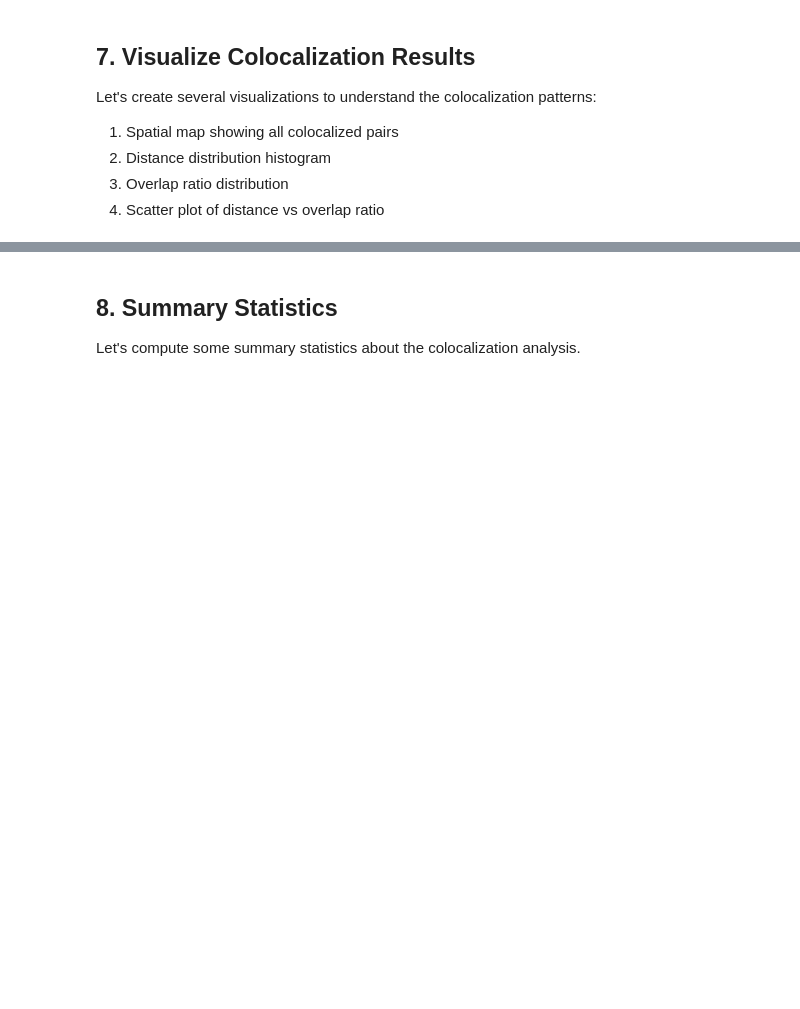
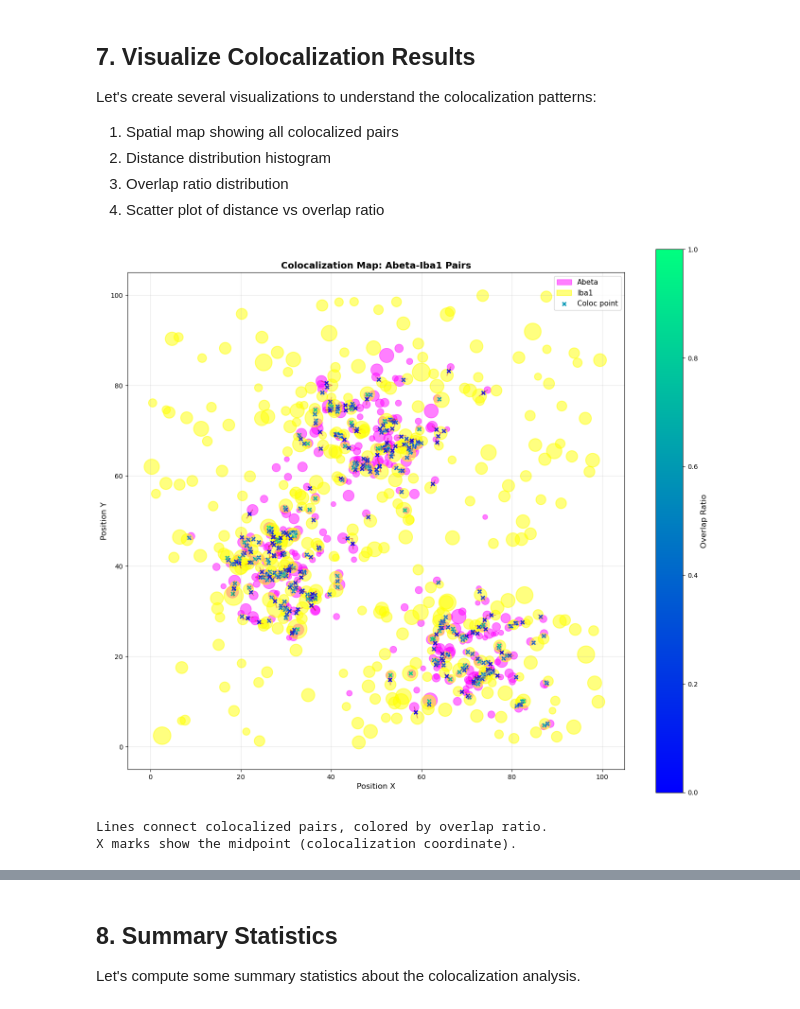
Before and after one commit to khanlab/SPIMquant, a Jupyter notebook: examples/notebooks/colocalization_visualization.ipynb, the cells around one changed output, grey strips where cells are left out. Cells and saved outputs as stored; diff of their text form; code cells hidden in the pictures; blank space fills up the shorter version.

```diff
--- a/examples/notebooks/colocalization_visualization.ipynb
+++ b/examples/notebooks/colocalization_visualization.ipynb
@@ -485,34 +540,38 @@ for _, pair in df_coloc.iterrows():
     obj_b = df_iba1[df_iba1['object_id'] == pair['object_id_b']].iloc[0]
 
     # Color by overlap ratio
     color = plt.cm.RdYlGn(pair['overlap_ratio'])
     ax.plot([obj_a['pos_x'], obj_b['pos_x']],
             [obj_a['pos_y'], obj_b['pos_y']],
             color=color, alpha=0.4, linewidth=1.5)
 
 # Plot colocalization coordinates
 ax.scatter(df_coloc['coloc_x'], df_coloc['coloc_y'],
-          c=df_coloc['overlap_ratio'], cmap='RdYlGn',
+          c=df_coloc['overlap_ratio'], cmap='winter',
           s=30, marker='x', linewidths=2,
           label='Coloc point', vmin=0, vmax=1)
 
 cbar = plt.colorbar(ax.collections[-1], ax=ax)
 cbar.set_label('Overlap Ratio', fontsize=12)
 
 ax.set_xlim(-5, 105)
 ax.set_ylim(-5, 105)
 ax.set_aspect('equal')
 ax.set_xlabel('Position X', fontsize=12)
 ax.set_ylabel('Position Y', fontsize=12)
 ax.set_title('Colocalization Map: Abeta-Iba1 Pairs', fontsize=14, fontweight='bold')
 ax.grid(True, alpha=0.3)
 ax.legend(loc='upper right', fontsize=11)
 
 plt.tight_layout()
 plt.show()
 
 print(f"\nLines connect colocalized pairs, colored by overlap ratio.")
 print(f"X marks show the midpoint (colocalization coordinate).")
+# %% [output]
+[figure, added]
+Lines connect colocalized pairs, colored by overlap ratio.
+X marks show the midpoint (colocalization coordinate).
 # %%
 # 2-4. Distribution plots
 fig, axes = plt.subplots(2, 2, figsize=(14, 10))
```
Also changed, not shown: parts of 8 cells of this notebook.
